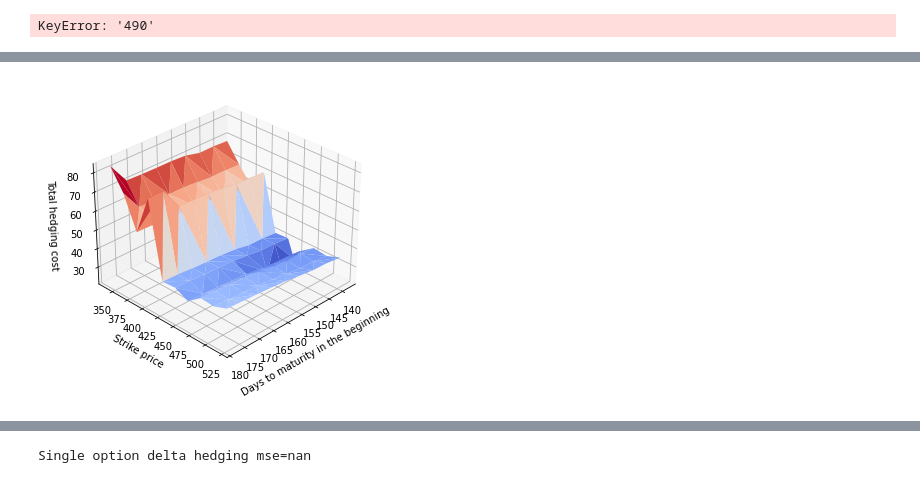
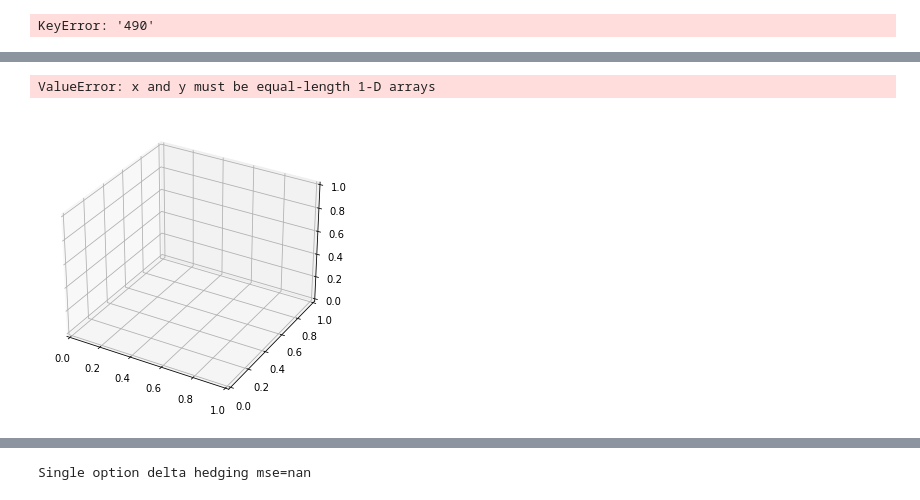
Before and after one commit to tatutimonen/hedging, a Jupyter notebook: myyra_miro.ipynb, the cells around one changed output, grey strips where cells are left out. Drawn from its saved outputs; the diff is of its cells as text; code cells hidden in the pictures.

Commit message:
more plots

```diff
--- a/myyra_miro.ipynb
+++ b/myyra_miro.ipynb
@@ -337,8 +337,8 @@ class Hedger:
 # %%
 h = Hedger()
 all_hedges = []
-sheet_name = "isx17122010C"
-start_date = data.get_df(sheet_name=sheet_name).iloc[0][0]
+sheet_name = ""
+start_date = data.get_df().iloc[0][0]
 print()
 for i in range(0,int(start_date*0.6+1),5):
     all_hedges.append((h.delta_hedge(data, portfolio_size=2, start_date = i, sheet_name=sheet_name),i))
@@ -354,9 +370,6 @@ Index(['560', '540', '520', '500', '480', '460', '440', '420', '400', '380',
 # %%
 to_maturity, mses, costs, strike_price = [],[],[],[]
 for i in all_hedges:
-    for j in i[0]:
-        if(j[0].mse<1000):
-            to_maturity.append(start_date-i[1])
-            mses.append(j[0].mse)
-            costs.append(j[0].total_cost)
-            strike_price.append(int(j[1]))
+    to_maturity.append(start_date-i[1])
+    mses.append(i[0].mse)
+    costs.append(i[0].total_cost)
@@ -363,14 +394,17 @@ for i in all_hedges:
 # %%
+
+"""
 fig = plt.figure()
-ax = Axes3D(fig)
 ax.plot_trisurf(to_maturity, strike_price, costs, cmap=cm.coolwarm, linewidth=0.2)
 ax.view_init(elev=30, azim=45)
 ax.set_xlabel("Days to maturity in the beginning")
 ax.set_ylabel("Strike price")
 ax.set_zlabel("Total hedging cost")
 plt.show()
+"""
 # %% [output]
+ValueError: x and y must be equal-length 1-D arrays
-[figure, old version]
+[figure, new version]
 # %%
 fig = plt.figure()
 ax = Axes3D(fig)
```
Also changed, not shown: parts of 5 cells of this notebook.
